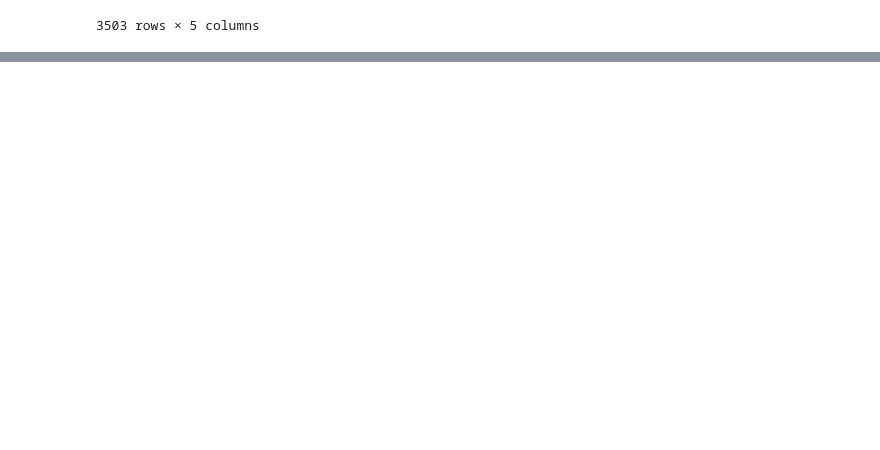
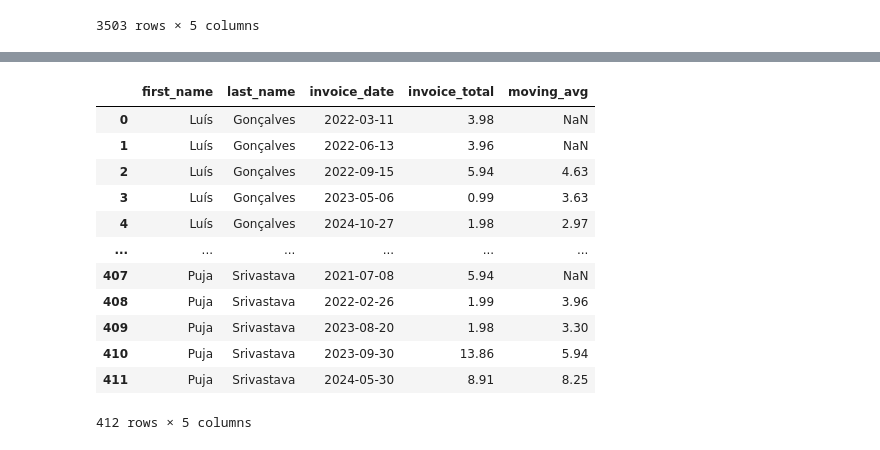
Before and after one commit to mcagriardic/sql-pandas-equivalents, a Jupyter notebook: notebooks/pd__chinook_practice.ipynb, the cells around one changed output, grey strips where cells are left out. Cells and saved outputs as stored; diff of their text form; code cells hidden in the pictures; blank space fills up the shorter version.

Commit message:
add window function examples to pandas

```diff
--- a/notebooks/pd__chinook_practice.ipynb
+++ b/notebooks/pd__chinook_practice.ipynb
@@ -195,0 +303,31 @@ Order by genre name, then by rank.
+# %%
+# # we get a multi index level 0; customer_id, level 1; original index
+(
+    customer
+    .merge(invoice, on="customer_id")
+    .sort_values(by=["customer_id", "invoice_date"])
+    .assign(
+        moving_avg=lambda x: (
+            x.groupby("customer_id")["total"]
+            .rolling(window=3).mean()
+            .round(2)
+            .reset_index(level=0, drop=True)
+        )
+    )
+    .rename(columns={"total": "invoice_total"})
+    [["first_name", "last_name", "invoice_date", "invoice_total", "moving_avg"]]
+)
+# %% [output]
+|  | first_name | last_name | invoice_date | invoice_total | moving_avg |
+| 0 | Luís | Gonçalves | 2022-03-11 | 3.98 | NaN |
+| 1 | Luís | Gonçalves | 2022-06-13 | 3.96 | NaN |
+| 2 | Luís | Gonçalves | 2022-09-15 | 5.94 | 4.63 |
+| 3 | Luís | Gonçalves | 2023-05-06 | 0.99 | 3.63 |
+| 4 | Luís | Gonçalves | 2024-10-27 | 1.98 | 2.97 |
+| ... | ... | ... | ... | ... | ... |
+| 407 | Puja | Srivastava | 2021-07-08 | 5.94 | NaN |
+| 408 | Puja | Srivastava | 2022-02-26 | 1.99 | 3.96 |
+| 409 | Puja | Srivastava | 2023-08-20 | 1.98 | 3.30 |
+| 410 | Puja | Srivastava | 2023-09-30 | 13.86 | 5.94 |
+| 411 | Puja | Srivastava | 2024-05-30 | 8.91 | 8.25 |
+412 rows × 5 columns
```
Also changed, not shown: parts of 14 cells of this notebook.
